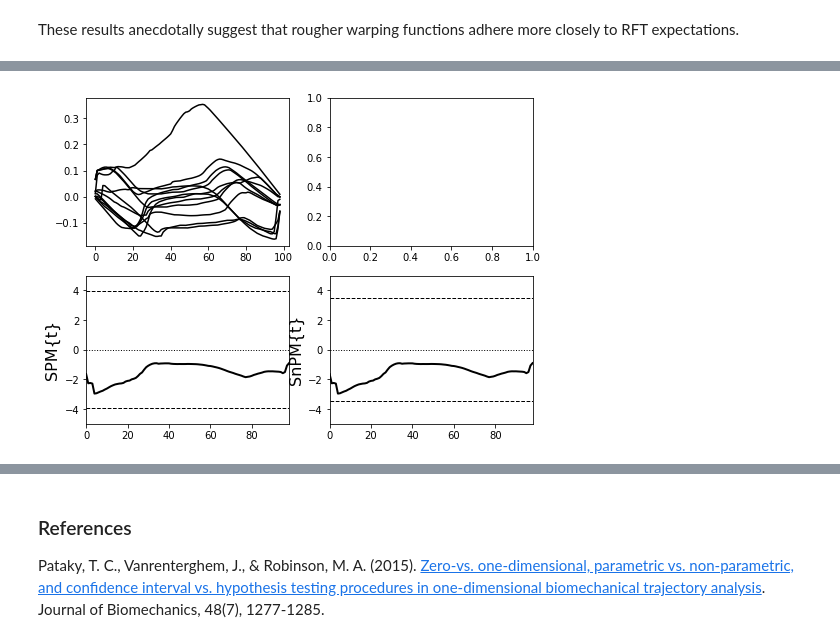
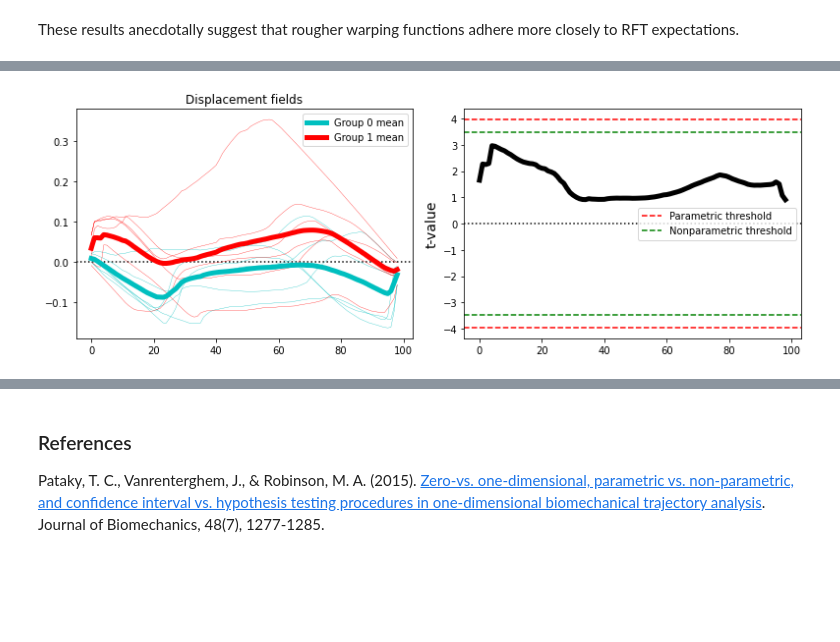
Before and after one commit to 0todd0000/nlreg1d, a Jupyter notebook: Notebooks/5-Assumptions.ipynb, the cells around one changed output, grey strips where cells are left out. Drawn from its saved outputs; the diff is of its cells as text; code cells hidden in the pictures; blank space fills up the shorter version.

```diff
--- a/Notebooks/5-Assumptions.ipynb
+++ b/Notebooks/5-Assumptions.ipynb
@@ -297,9 +306,7 @@ fig,axs = plt.subplots(1, 2, figsize=(9,4))
 ax0,ax1 = axs
 ax0.plot(y.T)
 ax0.axhline(0, color='k', ls=':')
-ax0.set_title( f'Example random displacement fields' )
-# ax0.set_xlabel('Domain position')
-# ax0.set_ylabel('Dependent variable value')
+ax0.set_title( f'Displacement fields (single simulated dataset)' )
 
 ax1.plot(u, sfe, '-', label='Theoretical')
 ax1.plot(u, sf,  'o', label='Simulated')
@@ -321,49 +330,56 @@ a
 # %%
+nperms  = 10000    # number of permutations (for nonparametric inference)
+np.random.seed(0)
 
-# iters   = 1000
+# load data:
+dataset = nl.data.SimulatedA()
 
 
-dataset = nl.data.SimulatedA()
-# dataset = nl.data.SimulatedB()
-# dataset = nl.data.Besier2009VastusForce()
-# dataset = nl.data.Pataky2014MediolateralCOP()
-
-paired    = isinstance( dataset, nl.data.Pataky2014MediolateralCOP )
-group     = dataset.group
-y         = dataset.dv
-J0        = (group==0).sum()     # number of observations in first group
+def run_tests(dataset, alpha=0.05, paired=False):
+    # assemble dependent variable:
+    group   = dataset.group
+    y       = dataset.dv
+    n       = (group==0).sum()     # number of observations in first group
+    # register:
+    yr,wf   = nl.register_srsf(y, MaxItr=5)
+    wlist   = nl.Warp1DList( wf )
+    d       = wlist.get_displacement_field()[:,1:-1]
+    d0,d1   = d[:n], d[n:]
+    if paired:
+        ti  = spm1d.stats.ttest_paired( d1, d0 ).inference(alpha, two_tailed=True)  # parametric
+        tn  = spm1d.stats.nonparam.ttest_paired( d1, d0 )  # nonparametric
+    else:
+        ti  = spm1d.stats.ttest2( d1, d0 ).inference(alpha, two_tailed=True)
+        tn  = spm1d.stats.nonparam.ttest2( d1, d0 )
+    iters   = min(nperms, tn.permuter.nPermTotal)
+    tni     = tn.inference(alpha, iterations=iters, two_tailed=True)  # nonparametric inference
+    return d0, d1, ti, tni
 
 
-### register:
-yr,wf     = nl.register_srsf(y, MaxItr=5)
-wlist     = nl.Warp1DList( wf )
-d         = wlist.get_deviation_from_linear_time()[:,1:-1]
-d         = wlist.get_displacement_field()[:,1:-1]
-
-if paired:
-    ti       = spm1d.stats.ttest_paired( d[:J0], d[J0:] ).inference(0.05, two_tailed=True)
-    tn       = spm1d.stats.nonparam.ttest_paired( d[:J0], d[J0:] )
-    iters    = min(1000, tn.permuter.nPermTotal)
-    tni      = tn.inference(0.05, iterations=iters, two_tailed=True)
-
-else:
-    ti       = spm1d.stats.ttest2( d[:J0], d[J0:] ).inference(0.05, two_tailed=True)
-    tn       = spm1d.stats.nonparam.ttest2( d[:J0], d[J0:] )
-    iters    = min(1000, tn.permuter.nPermTotal)
-    tni      = tn.inference(0.05, iterations=iters, two_tailed=True)
+def plot_results(d0, d1, spm, snpm):
+    fig,axs = plt.subplots( 1, 2, figsize=(11,4) )
+    ax0,ax1 = axs
+    # plot displacement fields:
+    ax0.axhline(0, color='k', ls=':')
+    ax0.plot(d0.T, 'c', lw=0.3)
+    ax0.plot(d1.T, 'r', lw=0.3)
+    ax0.plot(d0.mean(axis=0), 'c', lw=5, label='Group 0 mean')
+    ax0.plot(d1.mean(axis=0), 'r', lw=5, label='Group 1 mean')
+    ax0.legend()
+    ax0.set_title('Displacement fields')
+    # plot test statistic results:
+    ax1.plot(ti.z, 'k', lw=5)
+    ax1.axhline(0, color='k', ls=':')
+    h0 = [ax1.axhline(z, color='r', ls='--')  for z in [ti.zstar, -ti.zstar]][0]
+    h1 = [ax1.axhline(z, color='g', ls='--')  for z in [tni.zstar, -tni.zstar]][0]
+    ax1.set_ylabel('t-value', size=14)
+    ax1.legend([h0,h1], ['Parametric threshold','Nonparametric threshold'])
+    plt.tight_layout()
+    plt.show()
 
 
-plt.close('all')
-fig,axs = plt.subplots( 2, 2, figsize=(8,6) )
-ax0,ax1,ax2,ax3 = axs.flatten()
+d0,d1,ti,tni = run_tests( dataset, alpha=0.05, paired=False )
 
-ax0.plot(d[:J].T, 'k')
-ax0.plot(d[J:].T, 'r')
-
-ti.plot(ax=ax2)
-tni.plot(ax=ax3)
-plt.setp( [ax2,ax3], ylim=(-5,5) )
-
-plt.show()
+plot_results(d0, d1, ti, tni)
 # %% [output]
-[figure, old version]
+[figure, new version]
```
Also changed, not shown: parts of 13 cells of this notebook, 9 other files.
